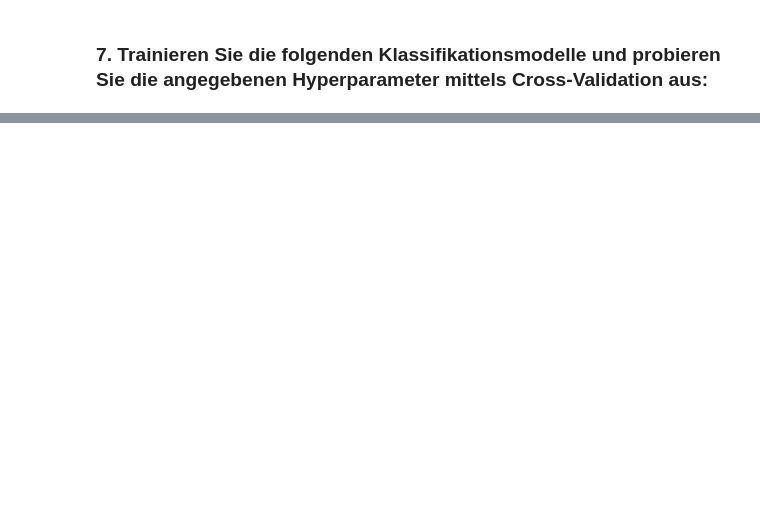
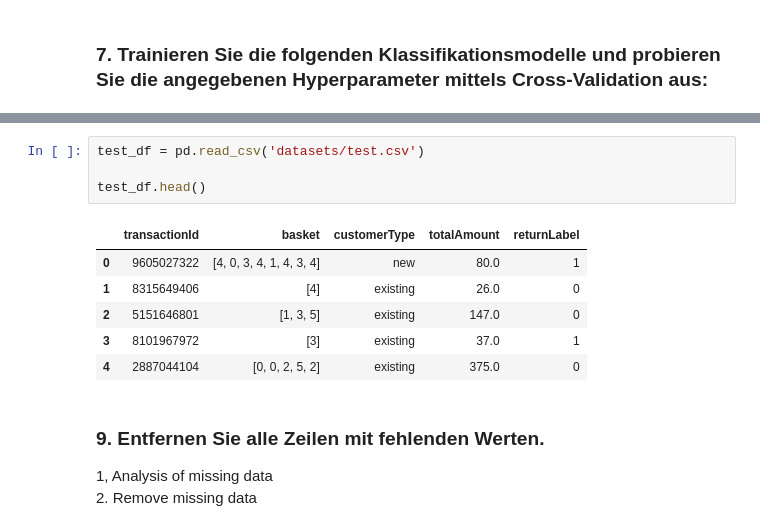
Before and after one commit to daniel-vera-g/ml-project, a Jupyter notebook: ml-project.ipynb, the cells around one changed output, grey strips where cells are left out. Drawn from its saved outputs; the diff is of its cells as text; blank space fills up the shorter version.

```diff
--- a/ml-project.ipynb
+++ b/ml-project.ipynb
@@ -319,0 +408,16 @@ clf_cv.fit(X, y)
+# %%
+test_df = pd.read_csv('datasets/test.csv')
+
+test_df.head()
+# %% [output]
+|  | transactionId | basket | customerType | totalAmount | returnLabel |
+| 0 | 9605027322 | [4, 0, 3, 4, 1, 4, 3, 4] | new | 80.0 | 1 |
+| 1 | 8315649406 | [4] | existing | 26.0 | 0 |
+| 2 | 5151646801 | [1, 3, 5] | existing | 147.0 | 0 |
+| 3 | 8101967972 | [3] | existing | 37.0 | 1 |
+| 4 | 2887044104 | [0, 0, 2, 5, 2] | existing | 375.0 | 0 |
+# %% [markdown]
+### 9. Entfernen Sie alle Zeilen mit fehlenden Werten.
+
+1, Analysis of missing data
+2. Remove missing data
```
Also changed, not shown: parts of 94 cells of this notebook.
